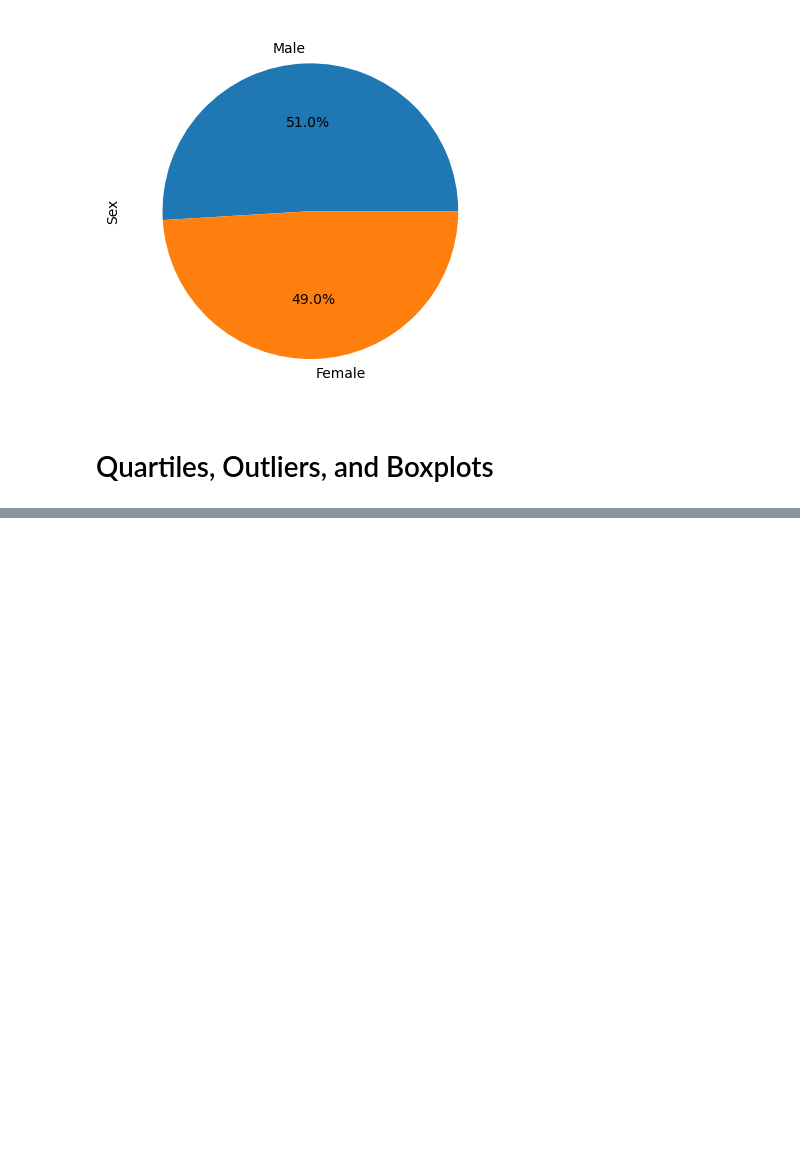
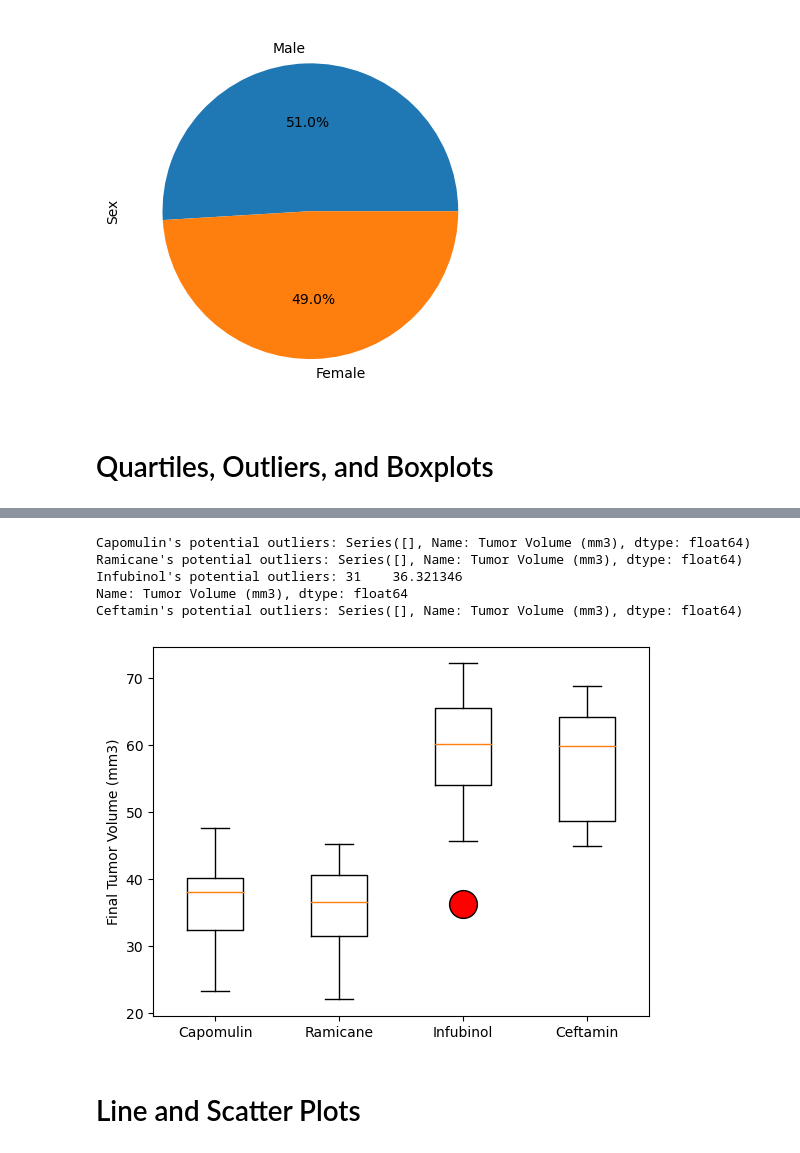
Before and after one commit to annienewwin/Data-Visualization, a Jupyter notebook: Mice_Data_Visual.ipynb, the cells around one changed output, grey strips where cells are left out. Drawn from its saved outputs; the diff is of its cells as text; code cells hidden in the pictures; blank space fills up the shorter version.

Commit message:
Finished Quartiles, Outliers, and Boxplots section

```diff
--- a/Mice_Data_Visual.ipynb
+++ b/Mice_Data_Visual.ipynb
@@ -173,3 +171,14 @@ plt.show()
 [figure]
 # %% [markdown]
 # Quartiles, Outliers, and Boxplots
+# %%
+# Calculate the final tumor volume of each mouse across four of the treatment regimens:
+# Capomulin, Ramicane, Infubinol, and Ceftamin
+
+# Start by getting the last (greatest) timepoint for each mouse
+max_tumor = clean_mouse_df.groupby(["Mouse ID"])["Timepoint"].max()
+max_tumor = max_tumor.reset_index()
+
+# Merge this group's dataframe with the original dataframe to get the tumor volume at the last timepoint
+tumor_vol_df = max_tumor.merge(clean_mouse_df, on=["Mouse ID", "Timepoint"], how="left")
+tumor_vol_df
@@ -175,0 +199,42 @@ plt.show()
+# %%
+# Put treatments into a list for a for loop (and later for plot labels)
+treatment_list = ["Capomulin", "Ramicane", "Infubinol", "Ceftamin"]
+
+# Create empty list to fill with tumor vol data (for plotting)
+tumor_vol_list = []
+
+# Calculate the IQR and quantitatively determine if there are any potential outliers.
+for drug in treatment_list:
+
+    # Locate the rows which contain mice on each drug and get the tumor volumes
+    final_tumor_vol = tumor_vol_df.loc[tumor_vol_df["Drug Regimen"] == drug, "Tumor Volume (mm3)"]
+
+    # add subset
+    tumor_vol_list.append(final_tumor_vol)
+
+    # Determine the outliers using upper and lower bounds
+    quartiles = final_tumor_vol.quantile([0.25, 0.5, 0.75])
+    lower_quartiles = quartiles[0.25]
+    upper_quartiles = quartiles[0.75]
+    iqr = upper_quartiles - lower_quartiles
+    lower_bound = lower_quartiles - (1.5 * iqr)
+    upper_bound = upper_quartiles + (1.5 * iqr)
+
+    outliers = final_tumor_vol.loc[(final_tumor_vol < lower_bound) | (final_tumor_vol > upper_bound)]
+    print(f"{drug}'s potential outliers: {outliers}")
+# %% [output]
+Capomulin's potential outliers: Series([], Name: Tumor Volume (mm3), dtype: float64)
+Ramicane's potential outliers: Series([], Name: Tumor Volume (mm3), dtype: float64)
+Infubinol's potential outliers: 31    36.321346
+Name: Tumor Volume (mm3), dtype: float64
+Ceftamin's potential outliers: Series([], Name: Tumor Volume (mm3), dtype: float64)
+# %%
+# Generate a box plot that shows the distribution of the tumor volume for each treatment
+orange_out = dict(markerfacecolor='red', markersize=20)
+plt.boxplot(tumor_vol_list, labels=treatment_list, flierprops=orange_out)
+plt.ylabel("Final Tumor Volume (mm3)")
+plt.show()
+# %% [output]
+[figure, added]
+# %% [markdown]
+# Line and Scatter Plots
```
Also changed, not shown: parts of 2 cells of this notebook.
